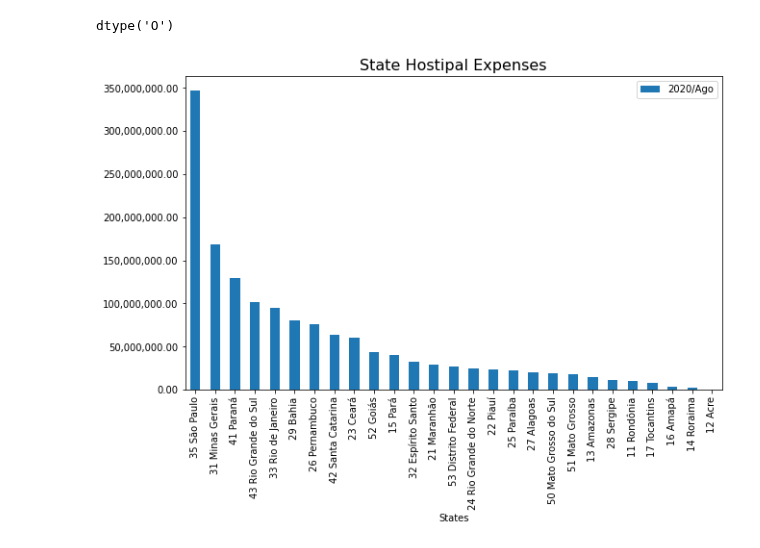
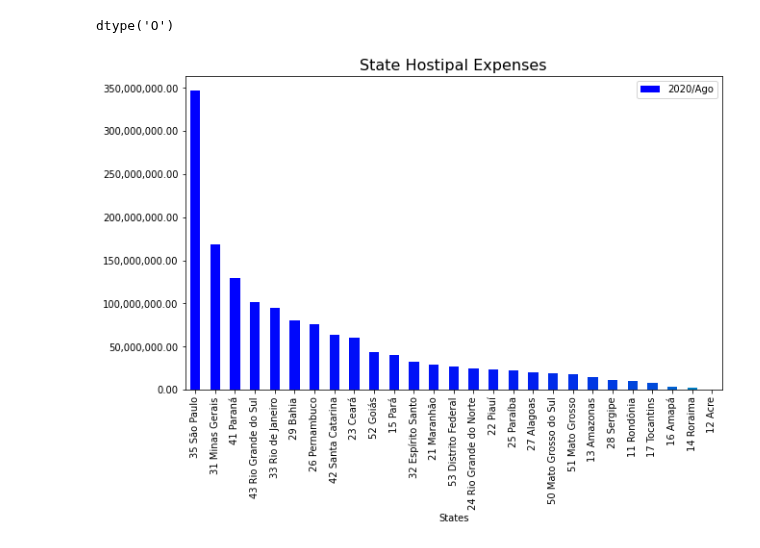
Before and after one commit to gabrielatrindade/alura-bootcamp, a Jupyter notebook: module1-lessons/hospital_expenses_sus_brazil.ipynb, the cells around one changed output. Cells and saved outputs as stored; diff of their text form; code cells hidden in the pictures.

Commit message:
module1 : hospital expenses brazil: challenge 1/2: adding color winter on the bars.(gradient colors to each bar) adding titles for each class starting lesson 2: data visualization

```diff
--- a/module1-lessons/hospital_expenses_sus_brazil.ipynb
+++ b/module1-lessons/hospital_expenses_sus_brazil.ipynb
@@ -187,16 +191,20 @@ datasus_expenses.iloc[0:,1:] = datasus_expenses \
 #datasus_expenses.head()
 # %%
 recent_month = datasus_expenses.columns[-2]
+
+norm = plt.Normalize(0, datasus_expenses[recent_month].values.max())
+colors = plt.cm.winter(norm(datasus_expenses[recent_month].sort_values().values))
 
 ax = datasus_expenses.sort_values(recent_month, ascending=False) \
                      .plot(kind='bar',
                            x='Unidade da Federação',
                            y=recent_month,
-                           figsize=(10,6))
+                           figsize=(10,6),
+                           color=colors)
 
 ax.yaxis.set_major_formatter(ticker.StrMethodFormatter('{x:,.2f}'))
 plt.xlabel('States')
 plt.title("State Hostipal Expenses", fontdict = {'fontsize' : 16})
 plt.show()
 # %% [output]
-[figure, old version]
+[figure, new version]
```
Also changed, not shown: parts of 7 cells of this notebook.
